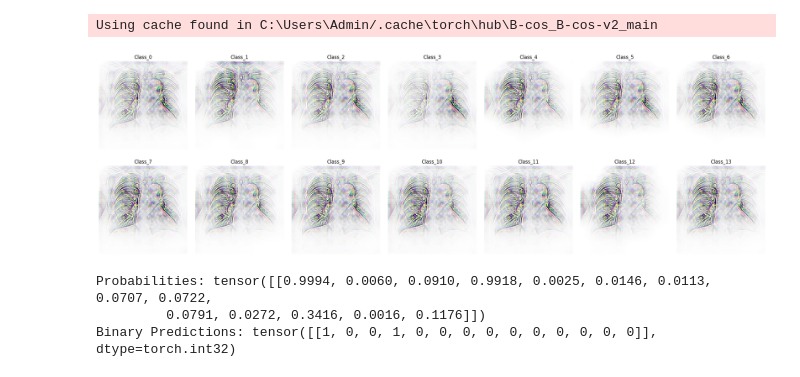
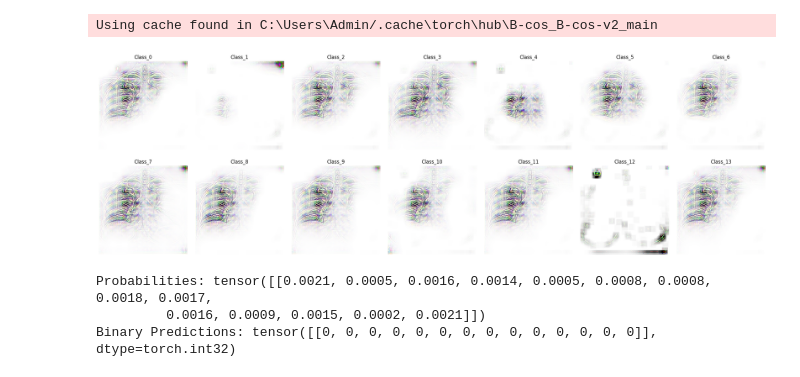
Before and after one commit to mkleinma/Master-Thesis-Medical, a Jupyter notebook: Multi-Classification/training/ImplementationOfMultiLabelExplanations.ipynb, the cells around one changed output. Saved outputs shown, nothing was run; the diff lists cells and outputs as text; code cells hidden in the pictures.

```diff
--- a/Multi-Classification/training/ImplementationOfMultiLabelExplanations.ipynb
+++ b/Multi-Classification/training/ImplementationOfMultiLabelExplanations.ipynb
@@ -136,7 +136,7 @@ custom_wrapper = CustomModelWrapper(pretrained_model)
 
 # Load your image
 
-image_path = r"D:\vinbigdata-chest-xray-abnormalities-detection\train_png_224\0622cd29e4e0e4f198abf15614819ae8.png"
+image_path = r"D:\vinbigdata-chest-xray-abnormalities-detection\train_png_224\0b78363604f4d81c3e27f90bd3066df6.png"
 image = Image.open(image_path).convert("RGB")
 tensor_image = TF.to_tensor(image)
 numpy_image = (tensor_image.permute(1, 2, 0).cpu().numpy() * 255).astype(np.uint8)
@@ -150,34 +150,34 @@ explanations = expl["explanations"]
 
 num_classes = len(explanations)
 cols = 7  # Assuming 14 classes total
 rows = (num_classes + cols - 1) // cols  # Calculate rows needed
 
 # Create a figure with larger dimensions and better layout
 fig, axes = plt.subplots(rows, cols, figsize=(24, 8))
 axes = axes.flatten() if isinstance(axes, np.ndarray) else [axes]  # Handle single subplot case
 
 # Loop through each class and plot its explanation
 for idx, (class_name, explanation) in enumerate(explanations.items()):
     if idx < len(axes):
         ax = axes[idx]
         im = ax.imshow(explanation, cmap='viridis')
         ax.set_title(f"{class_name.capitalize()}", fontsize=12)
         ax.axis('off')
 
 # Hide any unused subplots
 for idx in range(len(explanations), len(axes)):
     axes[idx].axis('off')
 
 # Add spacing between subplots
 plt.subplots_adjust(wspace=0.4, hspace=0.4)
 plt.tight_layout(pad=2.0)
 plt.show()
 
 print("Probabilities:", expl["probabilities"])
 print("Binary Predictions:", expl["binary_predictions"])
 # %% [output]
 Using cache found in C:\Users\Admin/.cache\torch\hub\B-cos_B-cos-v2_main
-[figure, old version]
+[figure, new version]
-Probabilities: tensor([[0.9994, 0.0060, 0.0910, 0.9918, 0.0025, 0.0146, 0.0113, 0.0707, 0.0722,
-         0.0791, 0.0272, 0.3416, 0.0016, 0.1176]])
-Binary Predictions: tensor([[1, 0, 0, 1, 0, 0, 0, 0, 0, 0, 0, 0, 0, 0]], dtype=torch.int32)
+Probabilities: tensor([[0.0021, 0.0005, 0.0016, 0.0014, 0.0005, 0.0008, 0.0008, 0.0018, 0.0017,
+         0.0016, 0.0009, 0.0015, 0.0002, 0.0021]])
+Binary Predictions: tensor([[0, 0, 0, 0, 0, 0, 0, 0, 0, 0, 0, 0, 0, 0]], dtype=torch.int32)
```
Also changed, not shown: 6 other files.
